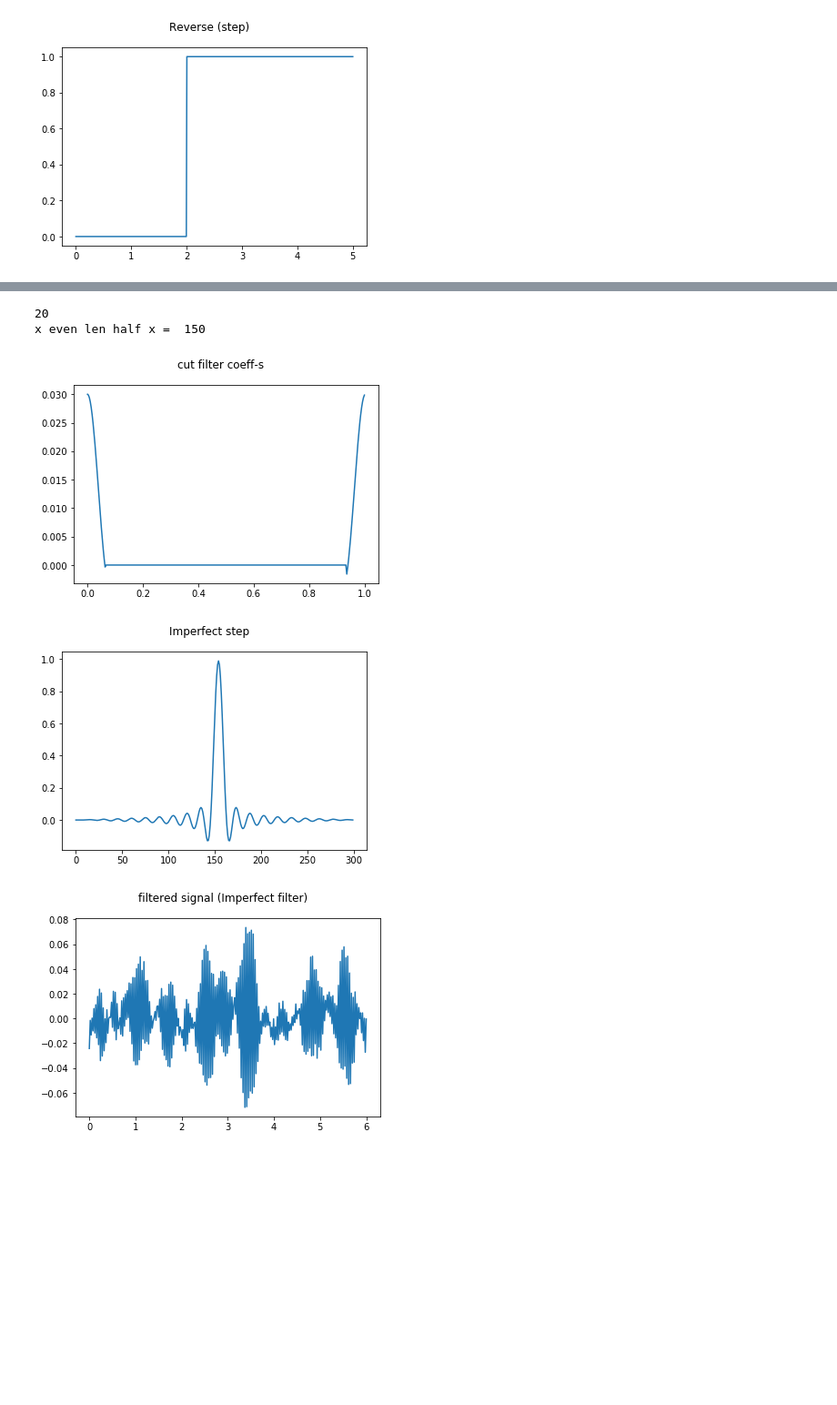
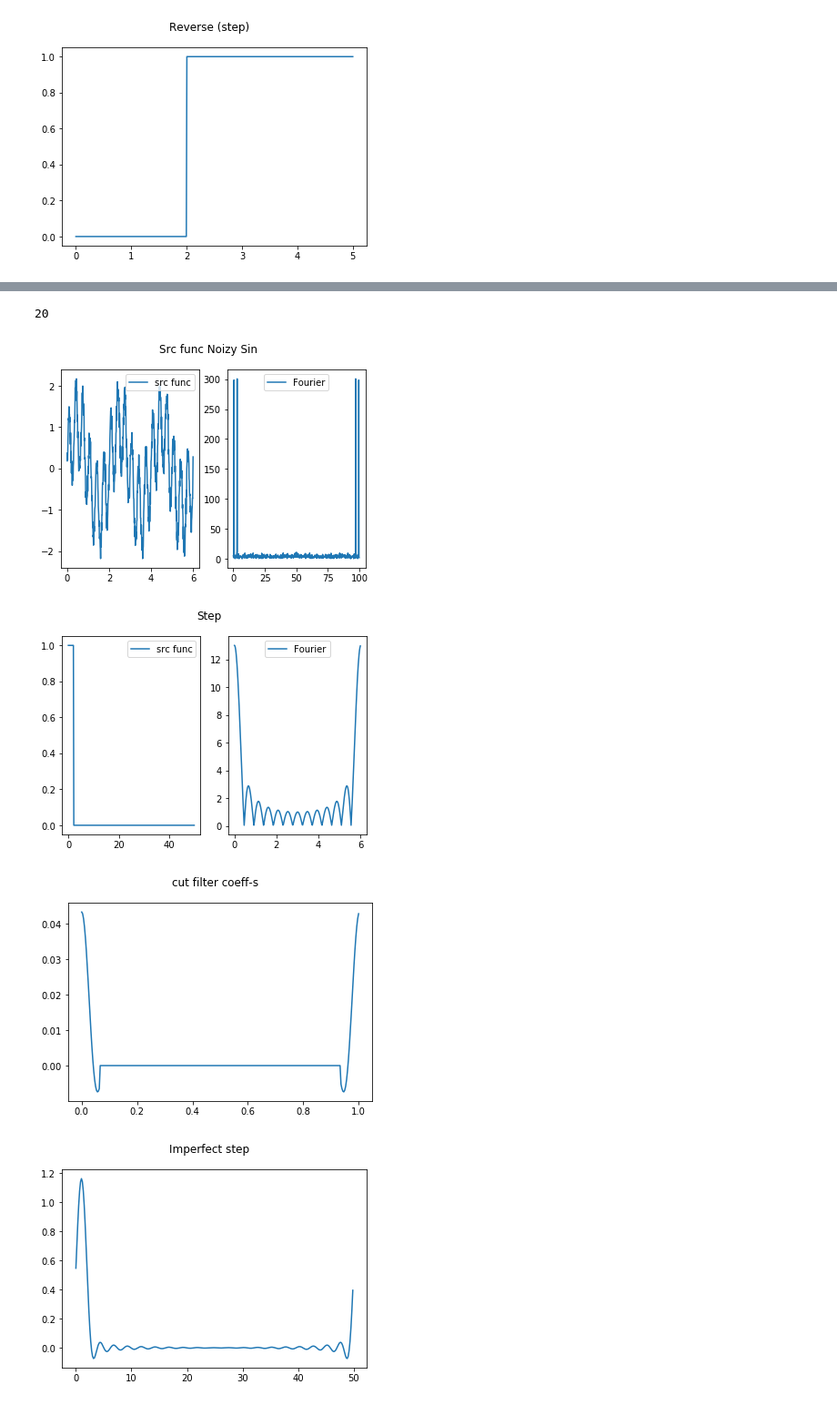
Before and after one commit to PashaIanko/Python, a Jupyter notebook: High Pass Filter/High Pass Filter new try.ipynb, the cells around one changed output, grey strips where cells are left out. Shown: that part at 91% size. Cells and saved outputs as stored; diff of their text form; code cells hidden in the pictures; blank space fills up the shorter version.

```diff
--- a/High Pass Filter/High Pass Filter new try.ipynb
+++ b/High Pass Filter/High Pass Filter new try.ipynb
@@ -385,19 +409,8 @@ x even len half x =  150
-# %%
-y_ifft_step_cut = cut_filter(40, y_ifft_step) # Оставили только 40 коэффициентов синкуса
-plot_y(y_ifft_step_cut, 'cut filter coeff-s', 0,1)
-
-imperfect_step = np.fft.fft(y_ifft_step_cut)
-plot_y(imperfect_step, 'Imperfect step')
-
-y_fourier_filtered = []
-if (len(y_fft_cut) == len(imperfect_step)):
-    y_fourier_filtered = get_fourier_of_filtered_signal(y_fft_cut, imperfect_step)
-
-[x_filtered, y_filtered] = IFFT(x_fft_cut, y_fourier_filtered, 0, 1)
-plot_y(y_filtered, 'filtered signal (Imperfect filter)', sin_Func.From, sin_Func.To)
-# %% [output]
-20
-x even len half x =  150
-[figure, removed]
-[figure, removed]
-[figure, removed]
+# %%
+plot_imperfect_filtered(sin_Func, 2, 40, 'Noizy Sin')
+# %% [output]
+20
+[figure, added]
+[figure, added]
+[figure, added]
+[figure, added]
```
Also changed, not shown: parts of 4 cells of this notebook.
